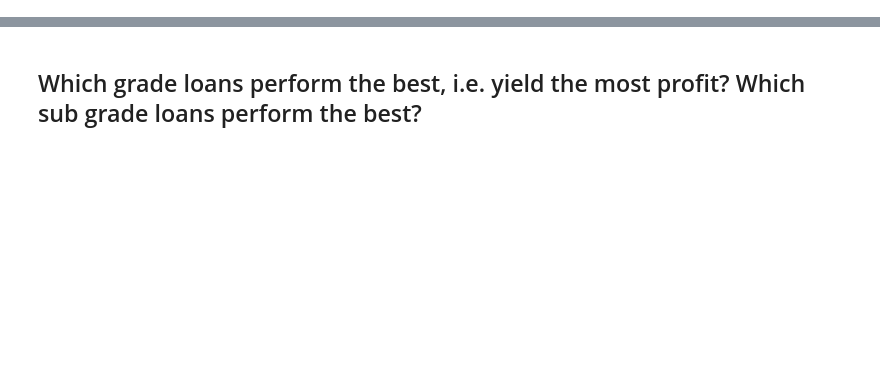
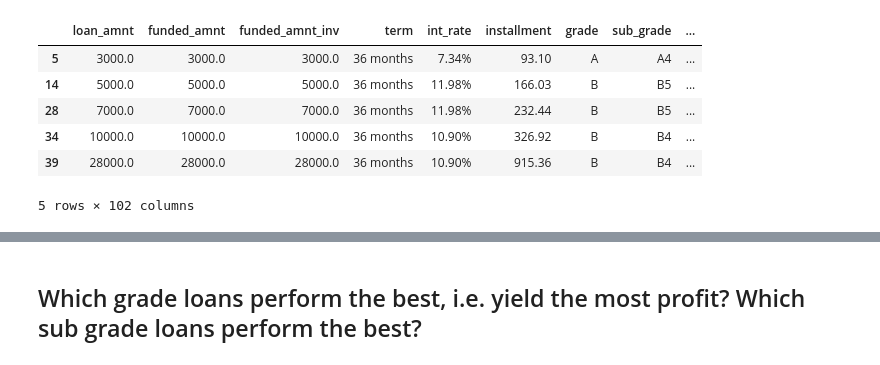
Before and after one commit to DarianNwankwo/lending_club_loan_analysis, a Jupyter notebook: lending_club_analysis.ipynb, the cells around one changed output, grey strips where cells are left out. Saved outputs shown, nothing was run; the diff lists cells and outputs as text; code cells hidden in the pictures; blank space fills up the shorter version.

```diff
--- a/lending_club_analysis.ipynb
+++ b/lending_club_analysis.ipynb
@@ -120,0 +74,12 @@ paid_in_full.plot(kind="scatter", x="funded_amnt", y="total_pymnt")
+# %%
+paid_in_full = loan_stats[loan_stats["loan_status"] == "Fully Paid"] # .drop(drop_from_paid, axis="columns")
+# %%
+paid_in_full.head()
+# %% [output]
+|  | loan_amnt | funded_amnt | funded_amnt_inv | term | int_rate | installment | grade | sub_grade | ... |
+| 5 | 3000.0 | 3000.0 | 3000.0 | 36 months | 7.34% | 93.10 | A | A4 | ... |
+| 14 | 5000.0 | 5000.0 | 5000.0 | 36 months | 11.98% | 166.03 | B | B5 | ... |
+| 28 | 7000.0 | 7000.0 | 7000.0 | 36 months | 11.98% | 232.44 | B | B5 | ... |
+| 34 | 10000.0 | 10000.0 | 10000.0 | 36 months | 10.90% | 326.92 | B | B4 | ... |
+| 39 | 28000.0 | 28000.0 | 28000.0 | 36 months | 10.90% | 915.36 | B | B4 | ... |
+5 rows × 102 columns
```
Also changed, not shown: parts of 75 cells of this notebook.
